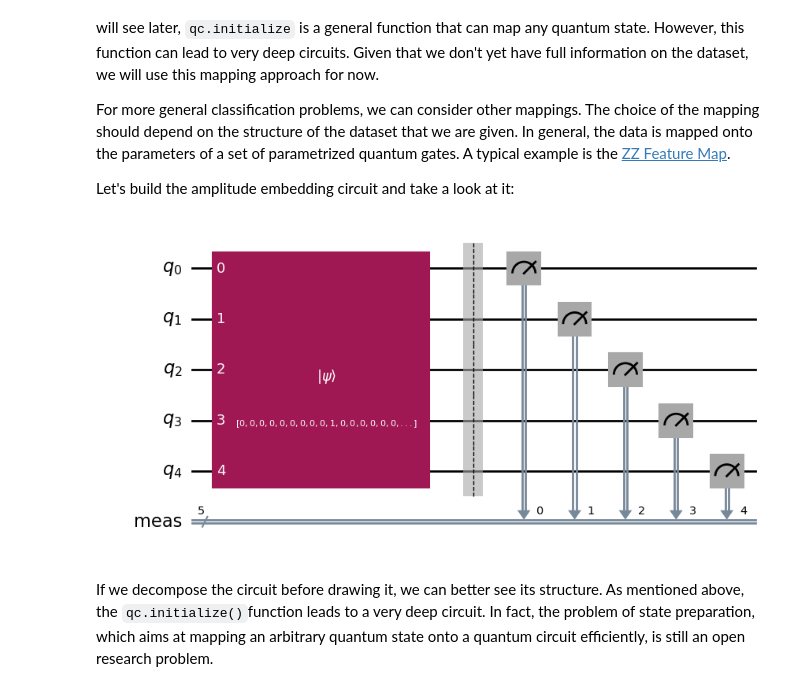
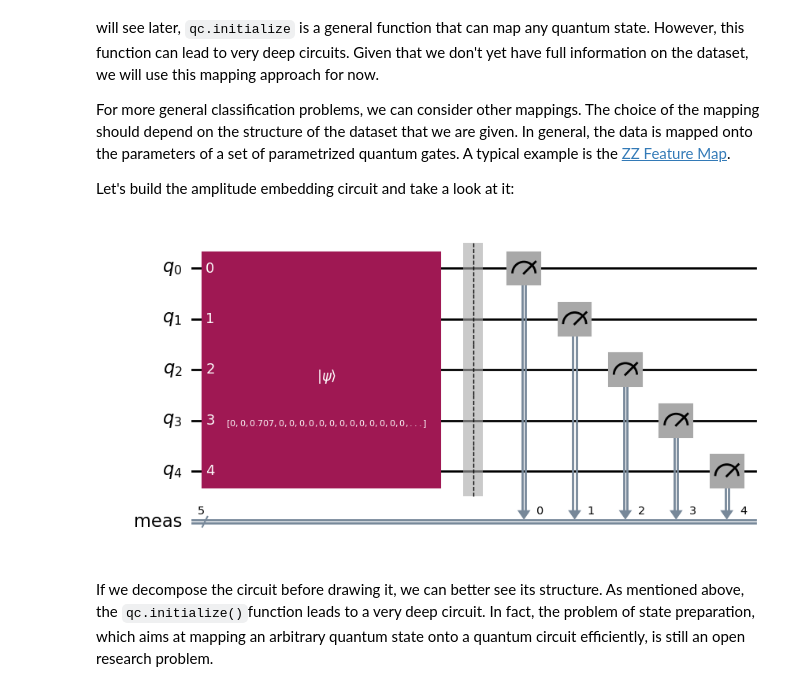
Before and after one commit to Trapti04/Quantum-Computing-basics, a Jupyter notebook: lab_4.ipynb, the cells around one changed output. Saved outputs shown, nothing was run; the diff lists cells and outputs as text; code cells hidden in the pictures.

````diff
--- a/lab_4.ipynb
+++ b/lab_4.ipynb
@@ -212,18 +212,18 @@ For more general classification problems, we can consider other mappings. The ch
 
 Let's build the amplitude embedding circuit and take a look at it:
 # %%
-index_bird = 9 # You can check different birds by changing the index
+index_bird = 2 # You can check different birds by changing the index
 amplitudes = list_coefficients[index_bird]
 
 # Build the amplitude embedding
 qc = QuantumCircuit(5)
 qc.initialize(amplitudes, range(num_qubits))
 qc.measure_all()
 
 # Draw the amplitude embedding circuit
 qc.draw(output="mpl")
 # %% [output]
-[figure, old version]
+[figure, new version]
 # %% [markdown]
 If we decompose the circuit before drawing it, we can better see its structure. As mentioned above, the ```qc.initialize()```function leads to a very deep circuit. In fact, the problem of state preparation, which aims at mapping an arbitrary quantum state onto a quantum circuit efficiently, is still an open research problem.
 # %%
````
Also changed, not shown: parts of 16 cells of this notebook.
